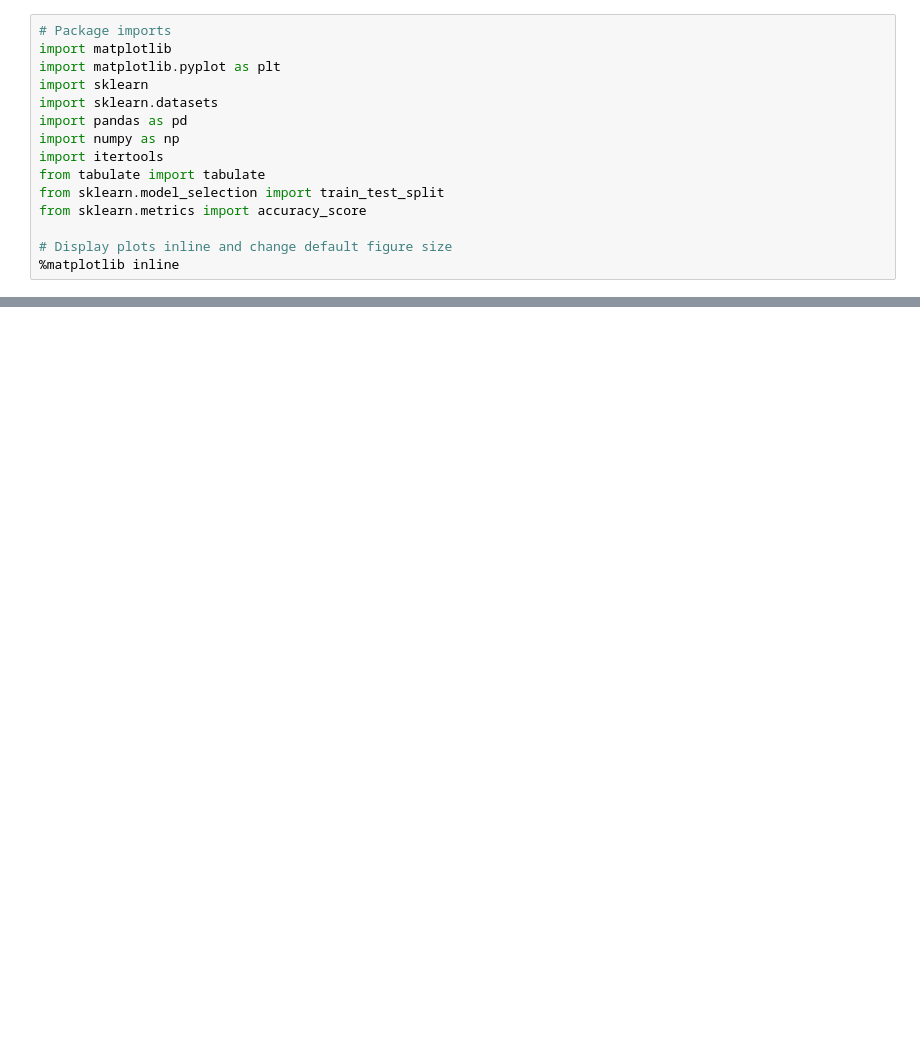
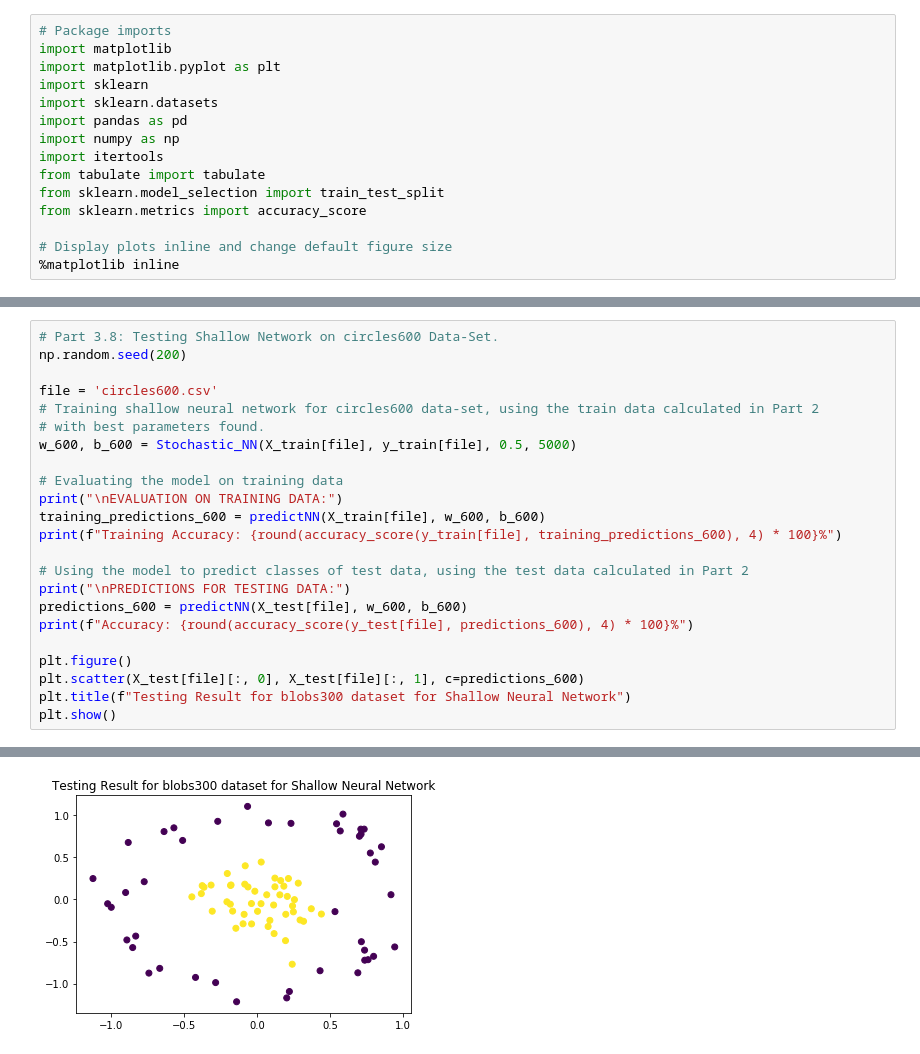
Before and after one commit to Kalyani011/DeepLearning-Logistic_Regression, a Jupyter notebook: 21237189_DeepLearning_Assessment1.ipynb, the cells around one changed output, grey strips where cells are left out. Cells and saved outputs as stored; diff of their text form; blank space fills up the shorter version.

```diff
--- a/21237189_DeepLearning_Assessment1.ipynb
+++ b/21237189_DeepLearning_Assessment1.ipynb
@@ -274,0 +518,24 @@ Accuracy: 1.0
+# %%
+# Part 3.8: Testing Shallow Network on circles600 Data-Set.
+np.random.seed(200)
+
+file = 'circles600.csv'
+# Training shallow neural network for circles600 data-set, using the train data calculated in Part 2
+# with best parameters found.
+w_600, b_600 = Stochastic_NN(X_train[file], y_train[file], 0.5, 5000)
+
+# Evaluating the model on training data
+print("\nEVALUATION ON TRAINING DATA:")
+training_predictions_600 = predictNN(X_train[file], w_600, b_600)
+print(f"Training Accuracy: {round(accuracy_score(y_train[file], training_predictions_600), 4) * 100}%")
+
+# Using the model to predict classes of test data, using the test data calculated in Part 2
+print("\nPREDICTIONS FOR TESTING DATA:")
+predictions_600 = predictNN(X_test[file], w_600, b_600)
+print(f"Accuracy: {round(accuracy_score(y_test[file], predictions_600), 4) * 100}%")
+
+plt.figure()
+plt.scatter(X_test[file][:, 0], X_test[file][:, 1], c=predictions_600)
+plt.title(f"Testing Result for blobs300 dataset for Shallow Neural Network")
+plt.show()
+# %% [output]
@@ -274,0 +558 @@ Accuracy: 1.0
+[figure, added]
```
Also changed, not shown: parts of 51 cells of this notebook, 10 other files.
